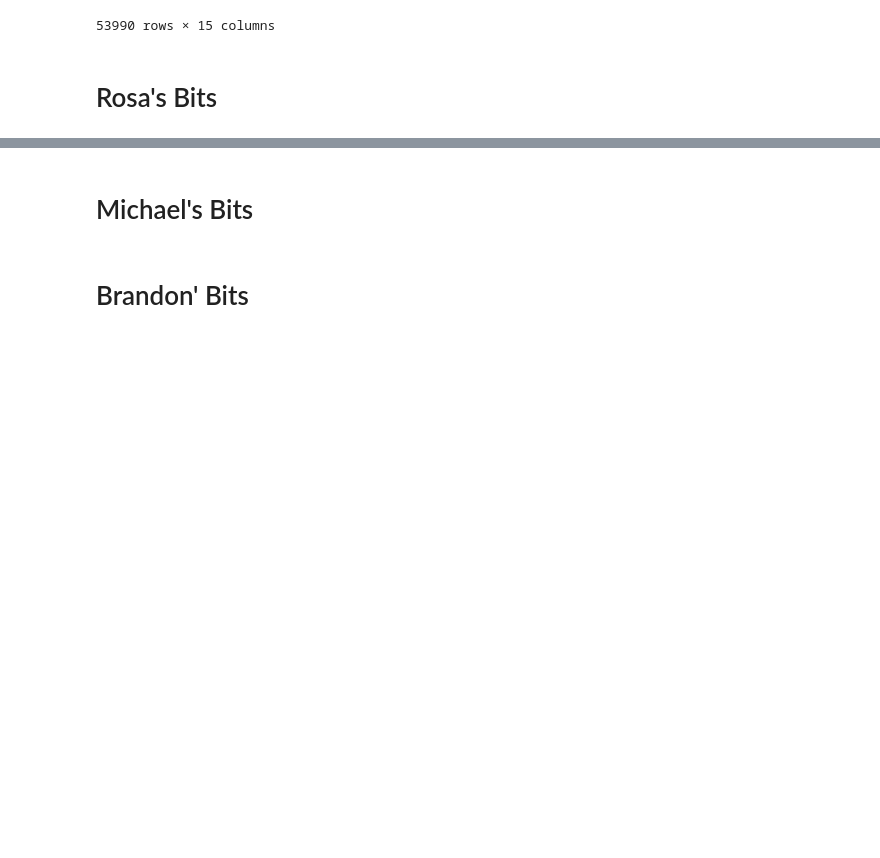
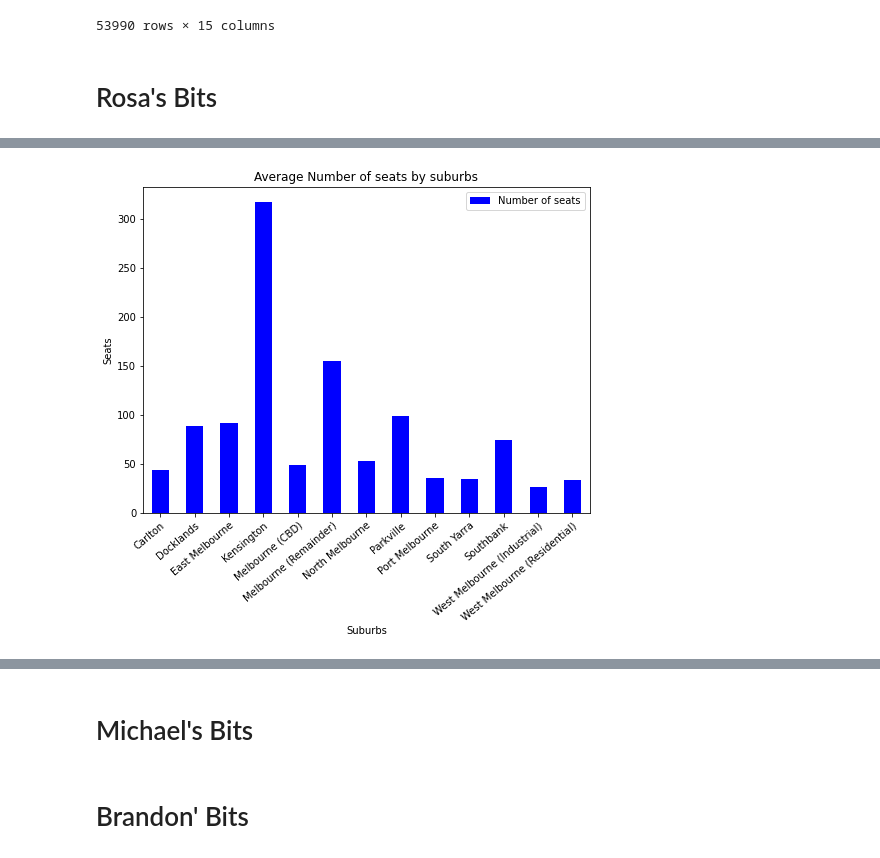
Before and after one commit to JarrodCasey/databootcamp-project1, a Jupyter notebook: MelbourneCafeAnalysis.ipynb, the cells around one changed output, grey strips where cells are left out. Cells and saved outputs as stored; diff of their text form; code cells hidden in the pictures; blank space fills up the shorter version.

```diff
--- a/MelbourneCafeAnalysis.ipynb
+++ b/MelbourneCafeAnalysis.ipynb
@@ -176,0 +228,3 @@ cleanraw_df
+# %%
+cleanraw_df['Number of seats'] = cleanraw_df['Number of seats'].str.replace(',','').astype(int)
+cleanraw_df.dtypes
@@ -176,0 +253,4 @@ cleanraw_df
+# %%
+cafes_restaurents_groups = cleanraw_df.groupby(['Census year','CLUE small area','Recategorised Industry','Seating type'])
+total_seats = cafes_restaurents_groups[["Number of seats"]].mean()
+total_seats
@@ -176,0 +320,8 @@ cleanraw_df
+# %%
+seats_by_suburb= pd.pivot_table(total_seats, index=['CLUE small area'],values=['Number of seats'])
+figure = seats_by_suburb.plot(kind="bar", facecolor="blue",figsize=(8,6),title="Average Number of seats by suburbs", xlabel="Suburbs", ylabel="Seats")
+xticklabels = seats_by_suburb.index
+figure.set_xticklabels(xticklabels, rotation=40, rotation_mode="anchor", ha="right", wrap=True)
+plt.show()
+# %% [output]
+[figure, added]
```
Also changed, not shown: parts of 14 cells of this notebook.
